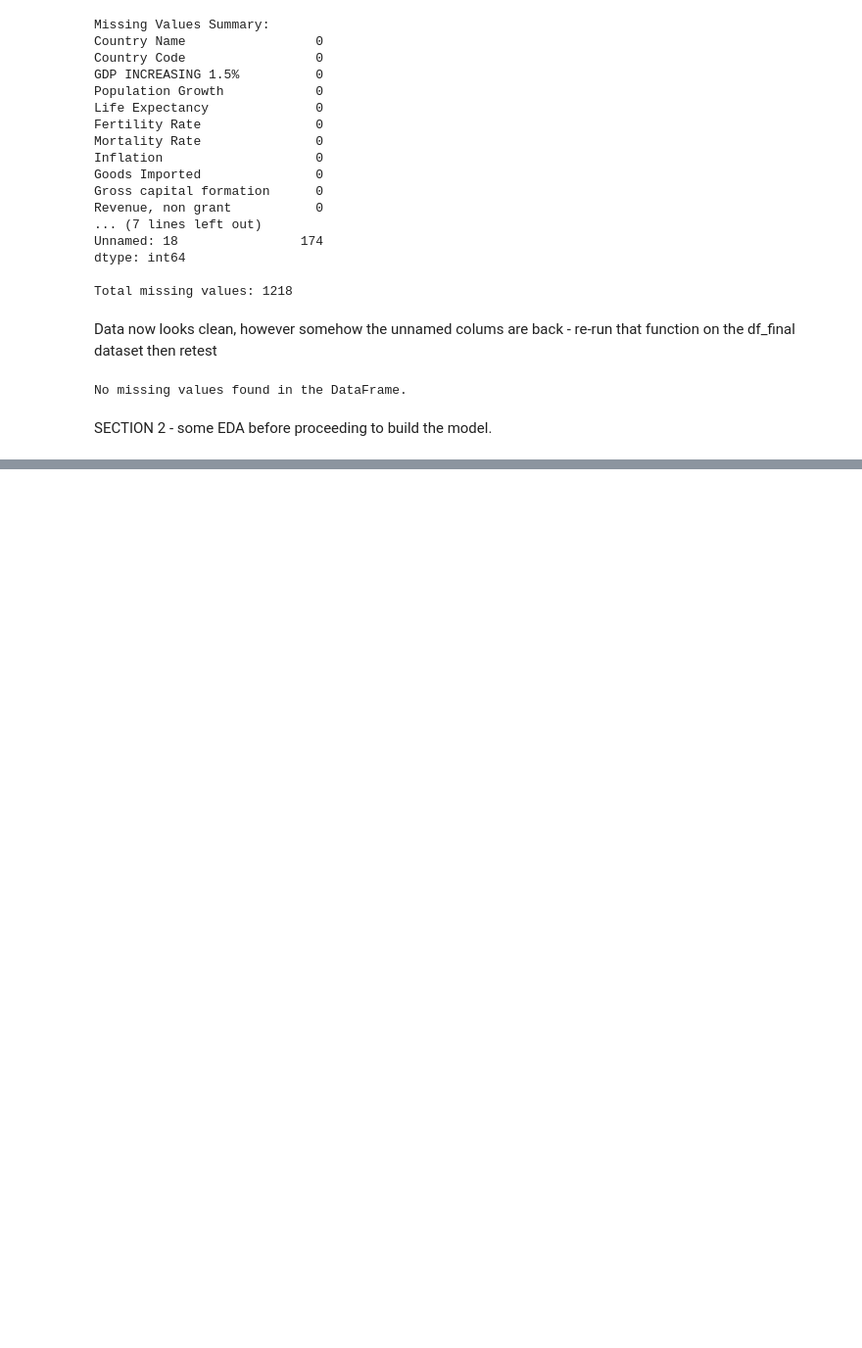
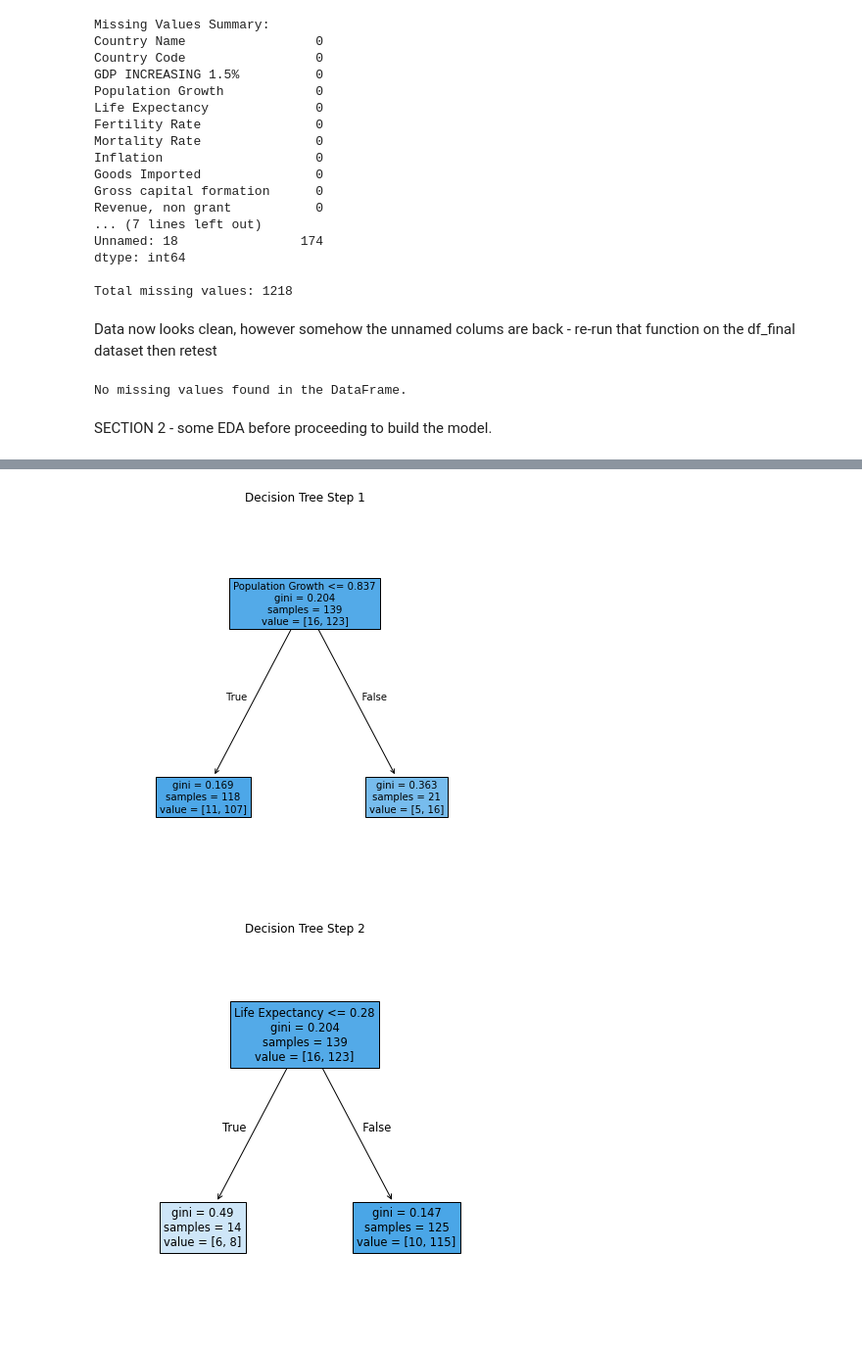
Before and after one commit to adamskirees/Worldbank_ML_Blog, a Jupyter notebook: data.ipynb, the cells around one changed output, grey strips where cells are left out. Shown at 98% size. Saved outputs shown, nothing was run; the diff lists cells and outputs as text; code cells hidden in the pictures; blank space fills up the shorter version.

```diff
--- a/data.ipynb
+++ b/data.ipynb
@@ -355,0 +487,70 @@ visualize_eda(df, dependent_variable_name)
+# %%
+# plot several decision trees with different max_depth
+from sklearn.model_selection import train_test_split
+from sklearn.tree import DecisionTreeClassifier, plot_tree
+import matplotlib.pyplot as plt
+import numpy as np
+
+def plot_decision_tree_steps(X_train, y_train, feature_names=None, num_trees=5):
+    """
+    Plots a series of decision trees with max_depth=1 and decision boundaries (if 2D).
+
+    Args:
+        X_train: Training data (DataFrame).
+        y_train: Training labels (Series).
+        feature_names: List of feature names (optional).
+        num_trees: Number of trees to plot.
+    """
+
+    for i in range(min(num_trees, X_train.shape[1])):
+        clf = DecisionTreeClassifier(max_depth=1, random_state=42)
+        clf.fit(X_train.iloc[:, :i + 1], y_train)
+
+        plt.figure(figsize=(12, 6))
+
+        # Plot Decision Tree
+        plt.subplot(1, 2, 1)  # Create subplot for tree
+        plot_tree(clf, filled=True, feature_names=feature_names[:i + 1] if feature_names else None)
+        plt.title(f"Decision Tree Step {i + 1}")
+
+        # Plot Decision Boundary (if 2D)
+        if X_train.shape[1] == 2 and i + 1 == 2:  # Only plot if 2 features
+            plt.subplot(1, 2, 2)  # Create subplot for boundary
+            plot_decision_boundary(X_train, y_train, clf)
+            plt.title("Decision Boundary")
+
+        plt.tight_layout()
+        plt.show()
+
+def plot_decision_boundary(X, y, clf):
+    """
+    Plots the decision boundary of a trained classifier.
+
+    Args:
+        X: Feature data (DataFrame).
+        y: Target labels (Series).
+        clf: Trained classifier.
+    """
+    x_min, x_max = X.iloc[:, 0].min() - 1, X.iloc[:, 0].max() + 1
+    y_min, y_max = X.iloc[:, 1].min() - 1, X.iloc[:, 1].max() + 1
+    xx, yy = np.meshgrid(np.arange(x_min, x_max, 0.01), np.arange(y_min, y_max, 0.01))
+    Z = clf.predict(np.c_[xx.ravel(), yy.ravel()])
+    Z = Z.reshape(xx.shape)
+    plt.contourf(xx, yy, Z, alpha=0.4)
+    plt.scatter(X.iloc[:, 0], X.iloc[:, 1], c=y, s=20, edgecolor='k')
+
+# Example Usage (replace with your data)
+
+dependent_variable_column_name = "GDP INCREASING 1.5%"
+
+y = df_ml[dependent_variable_column_name]
+X = df_ml.drop(columns=[dependent_variable_column_name])
+
+# Create training and testing sets
+X_train, X_test, y_train, y_test = train_test_split(X, y, test_size=0.2, random_state=42)
+
+# Plot decision tree steps
+plot_decision_tree_steps(X_train, y_train, feature_names=X_train.columns.tolist(), num_trees=len(X_train.columns))
+# %% [output]
+[figure, added]
+[figure, added]
```
Also changed, not shown: parts of 15 cells of this notebook.
